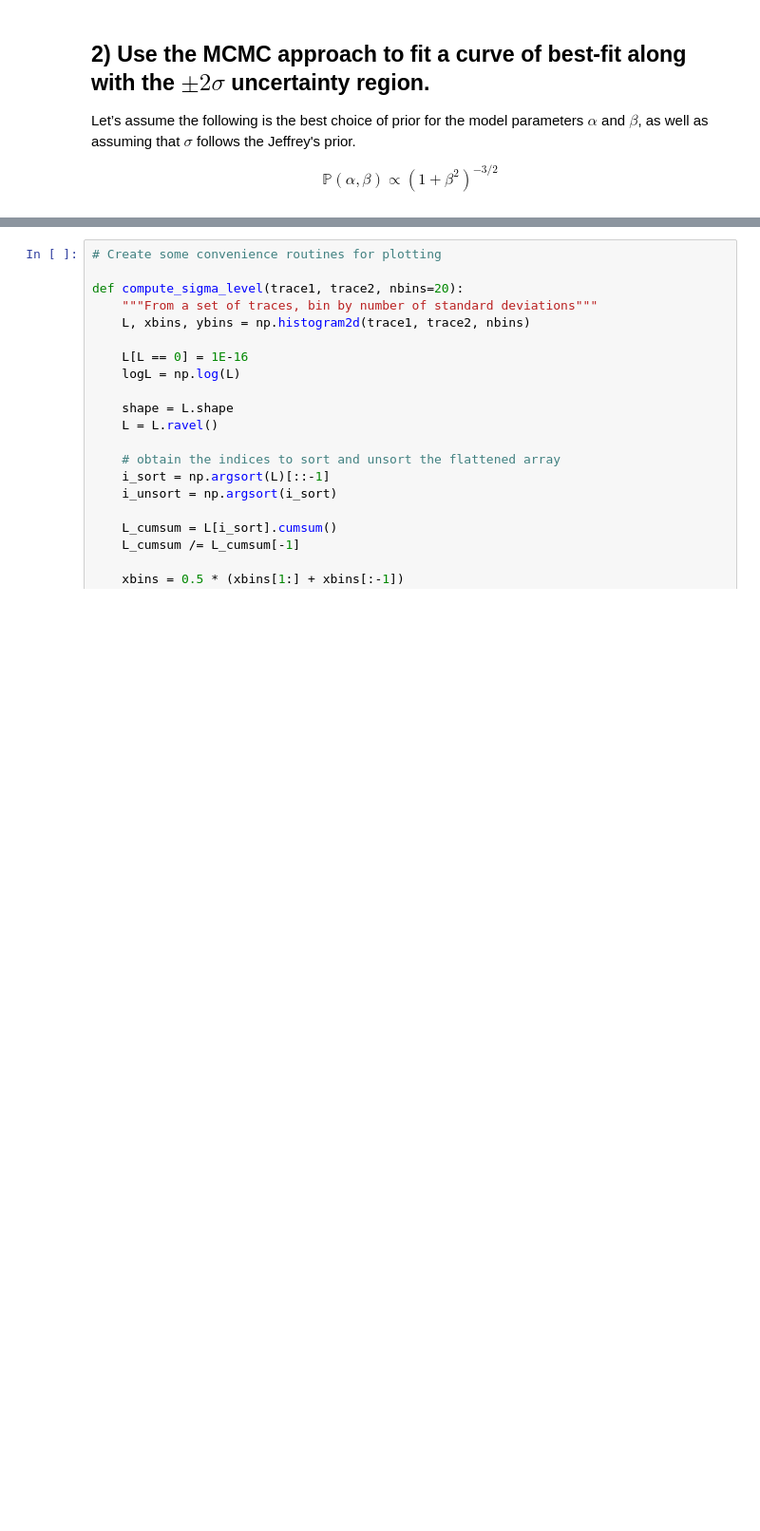
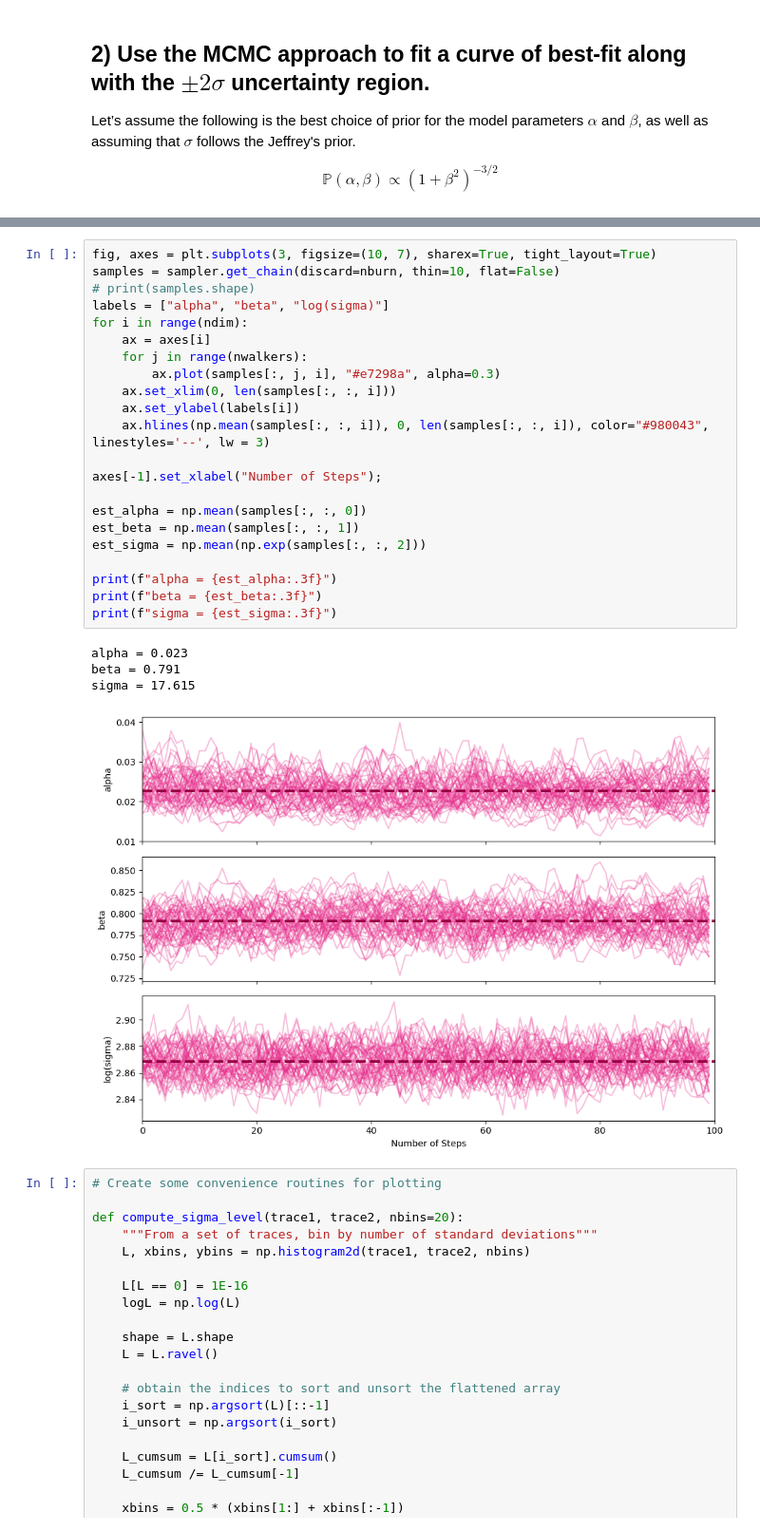
Before and after one commit to bKeungAuyeung/MSTA-Final, a Jupyter notebook: bAuyeung_Final-Code_MSTA.ipynb, the cells around one changed output, grey strips where cells are left out. Shown at 95% size. Drawn from its saved outputs; the diff is of its cells as text; blank space fills up the shorter version.

```diff
--- a/bAuyeung_Final-Code_MSTA.ipynb
+++ b/bAuyeung_Final-Code_MSTA.ipynb
@@ -191,3 +170,30 @@ array([[ 1.81636990e-02,  8.10507003e-01,  2.85998177e+00],
+# %%
+fig, axes = plt.subplots(3, figsize=(10, 7), sharex=True, tight_layout=True)
+samples = sampler.get_chain(discard=nburn, thin=10, flat=False)
+# print(samples.shape)
+labels = ["alpha", "beta", "log(sigma)"]
+for i in range(ndim):
+    ax = axes[i]
+    for j in range(nwalkers):
+        ax.plot(samples[:, j, i], "#e7298a", alpha=0.3)
+    ax.set_xlim(0, len(samples[:, :, i]))
+    ax.set_ylabel(labels[i])
+    ax.hlines(np.mean(samples[:, :, i]), 0, len(samples[:, :, i]), color="#980043", linestyles='--', lw = 3)
+
+axes[-1].set_xlabel("Number of Steps");
+
+est_alpha = np.mean(samples[:, :, 0])
+est_beta = np.mean(samples[:, :, 1])
+est_sigma = np.mean(np.exp(samples[:, :, 2]))
+
+print(f"alpha = {est_alpha:.3f}")
+print(f"beta = {est_beta:.3f}")
+print(f"sigma = {est_sigma:.3f}")
+# %% [output]
+alpha = 0.023
+beta = 0.791
+sigma = 17.615
+[figure, added]
 # %%
 # Create some convenience routines for plotting
 
```
Also changed, not shown: parts of 13 cells of this notebook, 2 other files.
